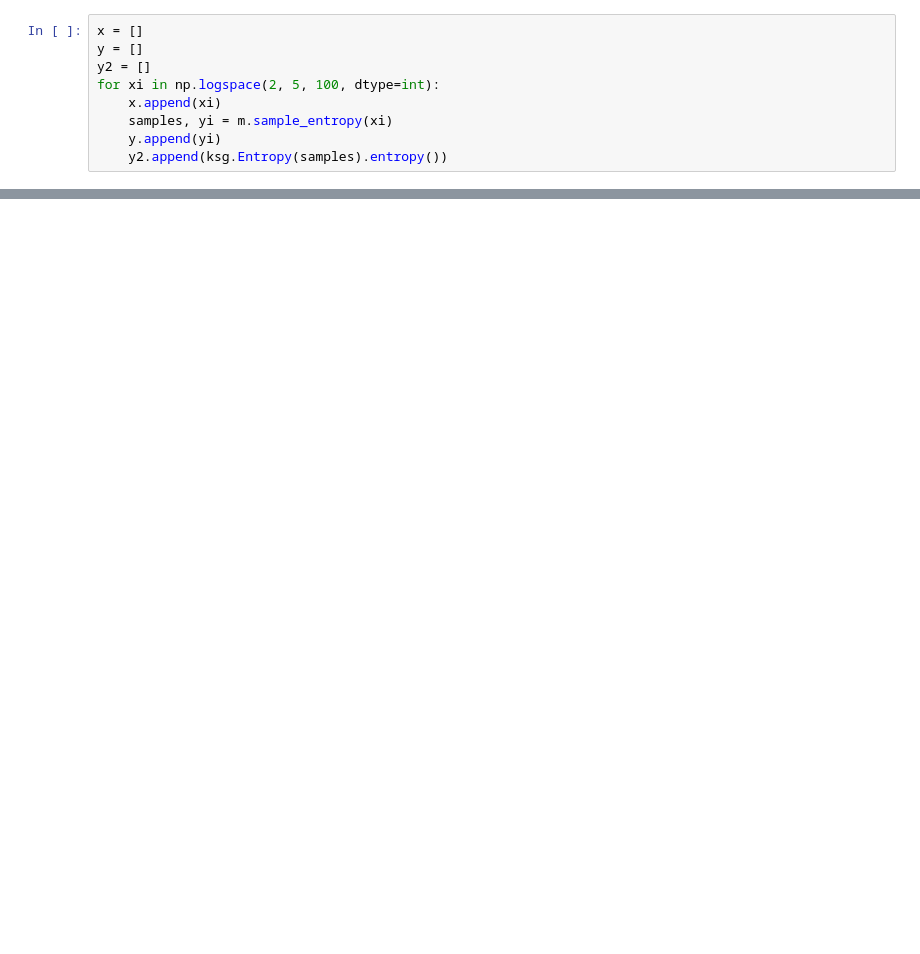
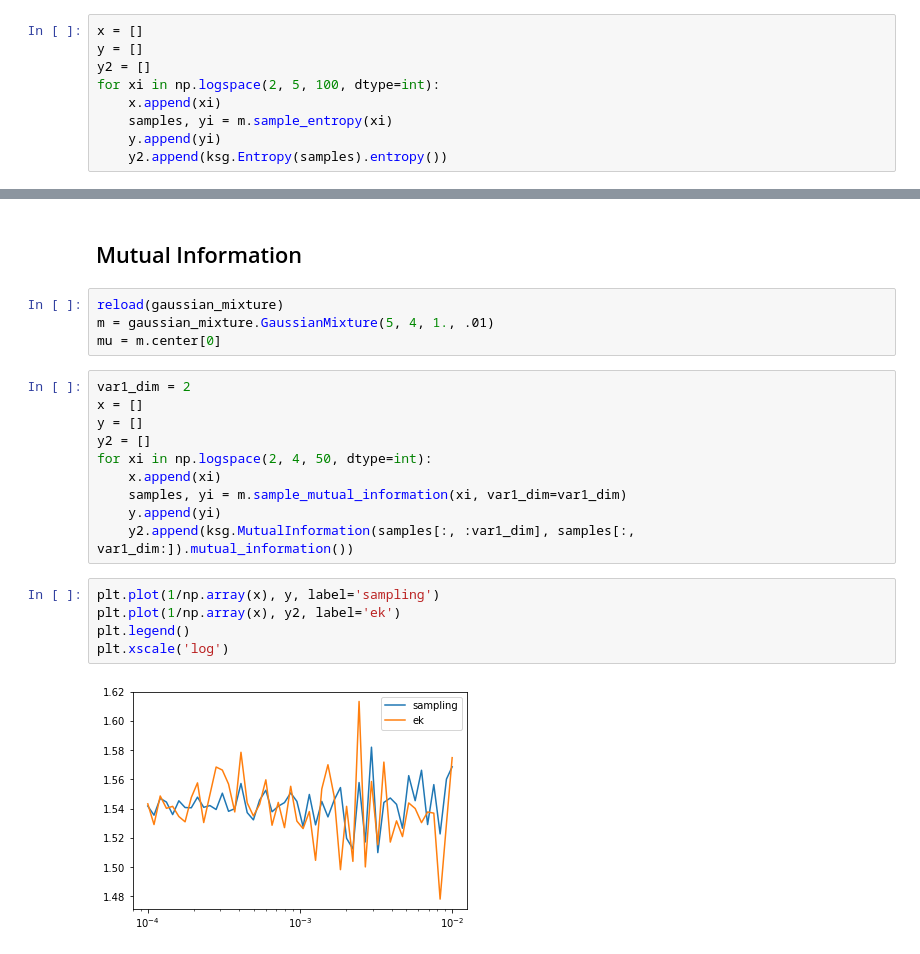
Before and after one commit to BouchardLab/info_measures, a Jupyter notebook: notebooks/entropy_and_mutual_information.ipynb, the cells around one changed output, grey strips where cells are left out. Cells and saved outputs as stored; diff of their text form; blank space fills up the shorter version.

```diff
--- a/notebooks/entropy_and_mutual_information.ipynb
+++ b/notebooks/entropy_and_mutual_information.ipynb
@@ -416,0 +428,23 @@ plt.scatter(*samples.T, alpha=.005)
+# %% [markdown]
+## Mutual Information
+# %%
+reload(gaussian_mixture)
+m = gaussian_mixture.GaussianMixture(5, 4, 1., .01)
+mu = m.center[0]
+# %%
+var1_dim = 2
+x = []
+y = []
+y2 = []
+for xi in np.logspace(2, 4, 50, dtype=int):
+    x.append(xi)
+    samples, yi = m.sample_mutual_information(xi, var1_dim=var1_dim)
+    y.append(yi)
+    y2.append(ksg.MutualInformation(samples[:, :var1_dim], samples[:, var1_dim:]).mutual_information())
+# %%
+plt.plot(1/np.array(x), y, label='sampling')
+plt.plot(1/np.array(x), y2, label='ek')
+plt.legend()
+plt.xscale('log')
+# %% [output]
+[figure, added]
```
Also changed, not shown: parts of 18 cells of this notebook, 2 other files.
